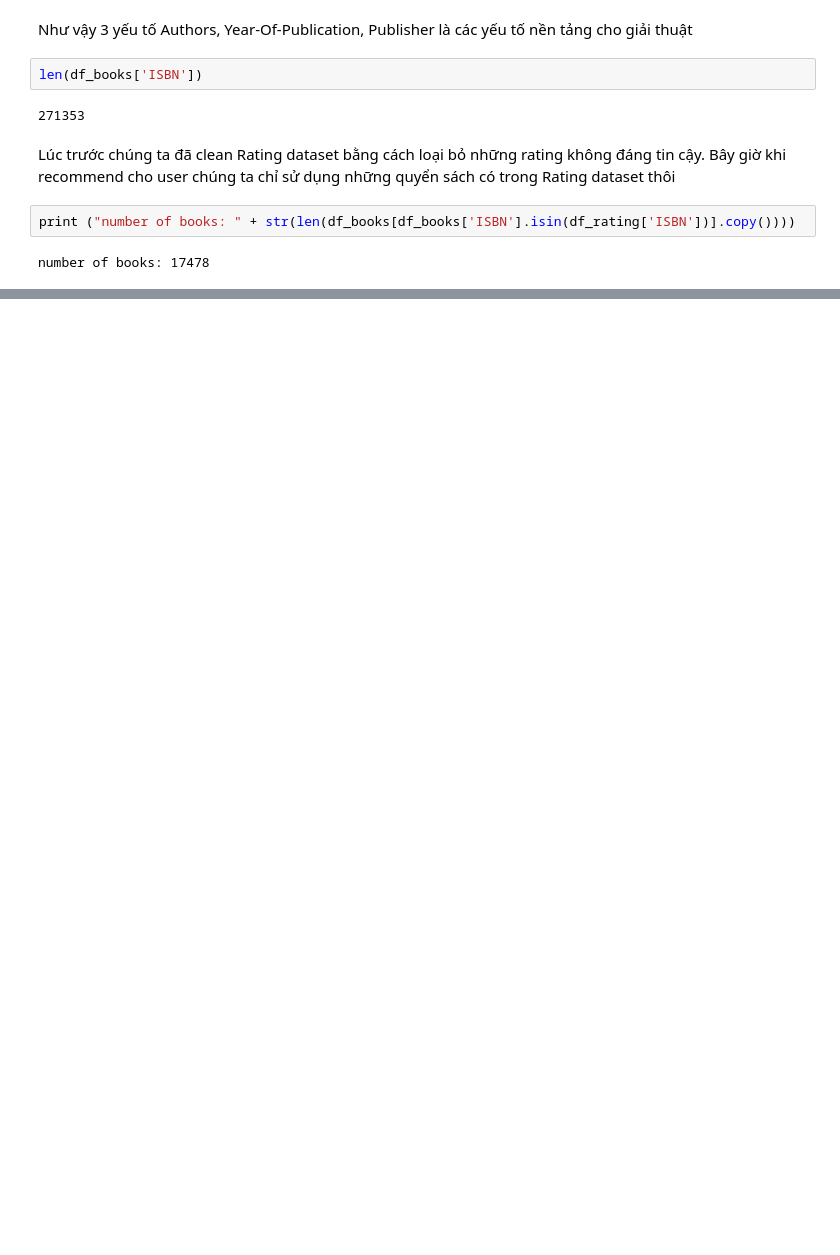
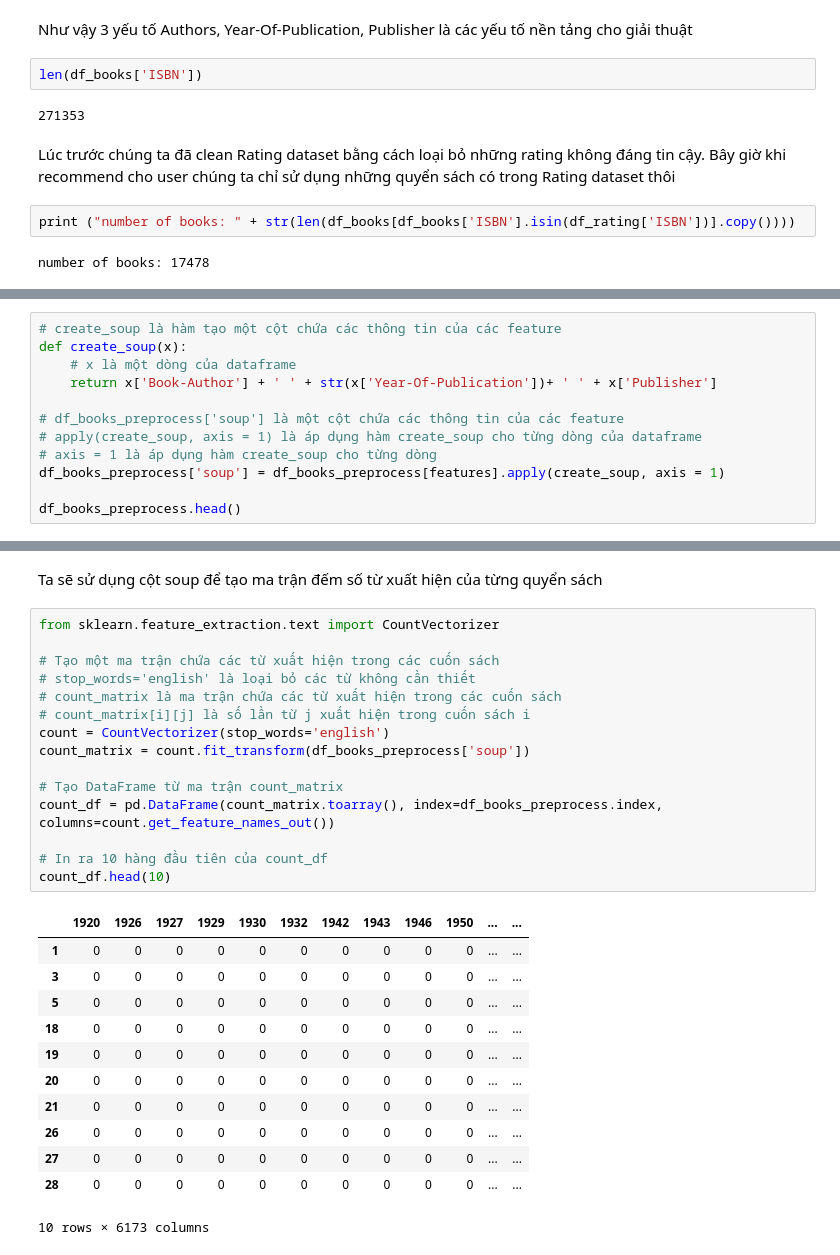
Before and after one commit to kieubaduong/Machine-Learning-self-study, a Jupyter notebook: books_recommendation/content_based_knn.ipynb, the cells around one changed output, grey strips where cells are left out. Cells and saved outputs as stored; diff of their text form; blank space fills up the shorter version.

```diff
--- a/books_recommendation/content_based_knn.ipynb
+++ b/books_recommendation/content_based_knn.ipynb
@@ -335,0 +336,12 @@ for feature in features:
+# %%
+# create_soup là hàm tạo một cột chứa các thông tin của các feature
+def create_soup(x):
+    # x là một dòng của dataframe
+    return x['Book-Author'] + ' ' + str(x['Year-Of-Publication'])+ ' ' + x['Publisher']
+
+# df_books_preprocess['soup'] là một cột chứa các thông tin của các feature
+# apply(create_soup, axis = 1) là áp dụng hàm create_soup cho từng dòng của dataframe
+# axis = 1 là áp dụng hàm create_soup cho từng dòng
+df_books_preprocess['soup'] = df_books_preprocess[features].apply(create_soup, axis = 1)
+
+df_books_preprocess.head()
@@ -335,0 +355,30 @@ for feature in features:
+# %% [markdown]
+Ta sẽ sử dụng cột soup để tạo ma trận đếm số từ xuất hiện của từng quyển sách
+# %%
+from sklearn.feature_extraction.text import CountVectorizer
+
+# Tạo một ma trận chứa các từ xuất hiện trong các cuốn sách
+# stop_words='english' là loại bỏ các từ không cần thiết
+# count_matrix là ma trận chứa các từ xuất hiện trong các cuốn sách
+# count_matrix[i][j] là số lần từ j xuất hiện trong cuốn sách i
+count = CountVectorizer(stop_words='english')
+count_matrix = count.fit_transform(df_books_preprocess['soup'])
+
+# Tạo DataFrame từ ma trận count_matrix
+count_df = pd.DataFrame(count_matrix.toarray(), index=df_books_preprocess.index, columns=count.get_feature_names_out())
+
+# In ra 10 hàng đầu tiên của count_df
+count_df.head(10)
+# %% [output]
+|  | 1920 | 1926 | 1927 | 1929 | 1930 | 1932 | 1942 | 1943 | 1946 | 1950 | ... | ... |
+| 1 | 0 | 0 | 0 | 0 | 0 | 0 | 0 | 0 | 0 | 0 | ... | ... |
+| 3 | 0 | 0 | 0 | 0 | 0 | 0 | 0 | 0 | 0 | 0 | ... | ... |
+| 5 | 0 | 0 | 0 | 0 | 0 | 0 | 0 | 0 | 0 | 0 | ... | ... |
+| 18 | 0 | 0 | 0 | 0 | 0 | 0 | 0 | 0 | 0 | 0 | ... | ... |
+| 19 | 0 | 0 | 0 | 0 | 0 | 0 | 0 | 0 | 0 | 0 | ... | ... |
+| 20 | 0 | 0 | 0 | 0 | 0 | 0 | 0 | 0 | 0 | 0 | ... | ... |
+| 21 | 0 | 0 | 0 | 0 | 0 | 0 | 0 | 0 | 0 | 0 | ... | ... |
+| 26 | 0 | 0 | 0 | 0 | 0 | 0 | 0 | 0 | 0 | 0 | ... | ... |
+| 27 | 0 | 0 | 0 | 0 | 0 | 0 | 0 | 0 | 0 | 0 | ... | ... |
+| 28 | 0 | 0 | 0 | 0 | 0 | 0 | 0 | 0 | 0 | 0 | ... | ... |
+10 rows × 6173 columns
```
Also changed, not shown: parts of 14 cells of this notebook.
